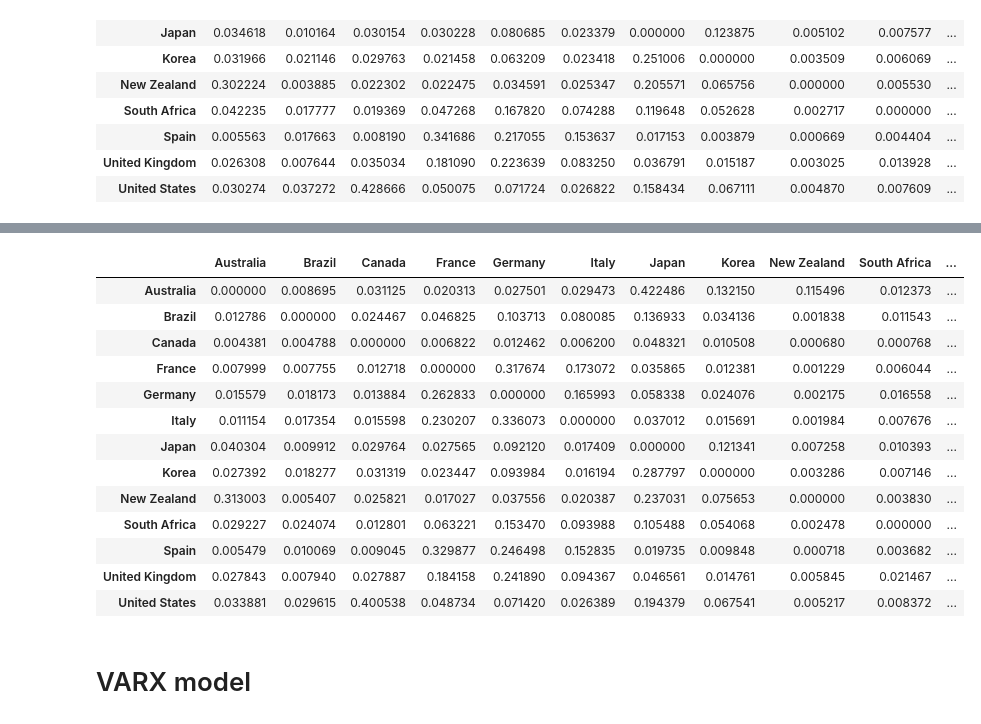
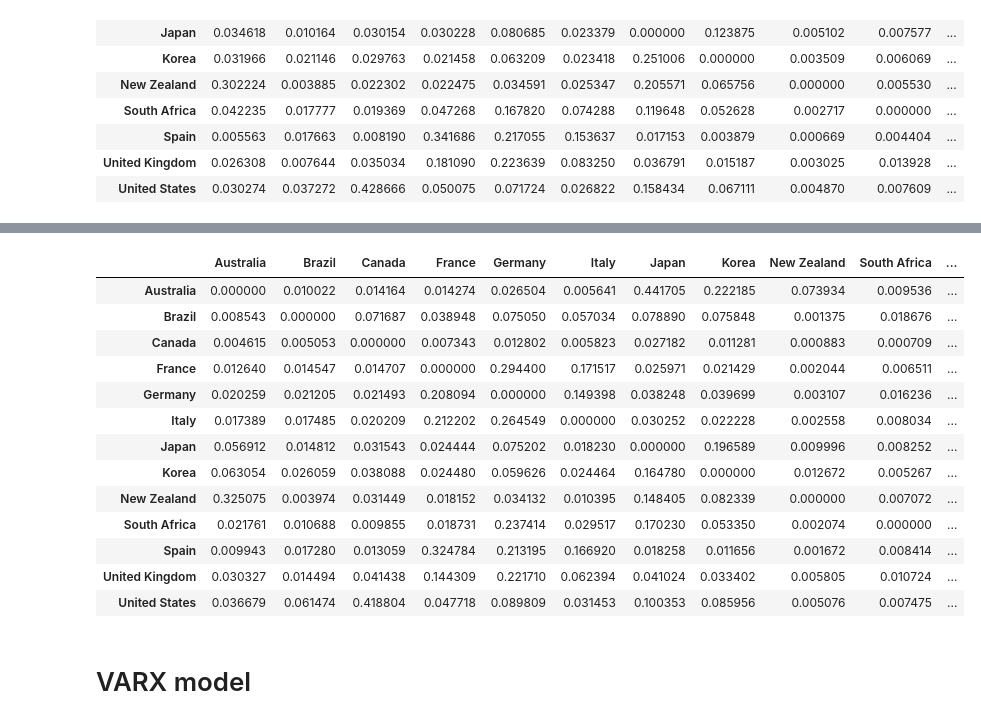
Before and after one commit to JochemvdBosch/GVAR_modeling, a Jupyter notebook: GVAR_code.ipynb, the cells around one changed output, grey strips where cells are left out. Drawn from its saved outputs; the diff is of its cells as text; code cells hidden in the pictures.

```diff
--- a/GVAR_code.ipynb
+++ b/GVAR_code.ipynb
@@ -116,27 +135,27 @@ df_trade_year[2000]
 # %%
 # Define the normal trade weight (which is an average of the last three years)
-df_trade = (df_trade_year[1993] + df_trade_year[1994] + df_trade_year[1995])/3
+df_trade = (df_trade_year[2020] + df_trade_year[2021] + df_trade_year[2022])/3
 
 # Potentially save this trade matrix
 # df_trade.to_excel(path + "saved_values.xlsx")
 
 # Show the chosen trade matrix
 df_trade
 # %% [output]
 |  | Australia | Brazil | Canada | France | Germany | Italy | Japan | Korea | New Zealand | South Africa | ... |
-| Australia | 0.000000 | 0.008695 | 0.031125 | 0.020313 | 0.027501 | 0.029473 | 0.422486 | 0.132150 | 0.115496 | 0.012373 | ... |
-| Brazil | 0.012786 | 0.000000 | 0.024467 | 0.046825 | 0.103713 | 0.080085 | 0.136933 | 0.034136 | 0.001838 | 0.011543 | ... |
-| Canada | 0.004381 | 0.004788 | 0.000000 | 0.006822 | 0.012462 | 0.006200 | 0.048321 | 0.010508 | 0.000680 | 0.000768 | ... |
-| France | 0.007999 | 0.007755 | 0.012718 | 0.000000 | 0.317674 | 0.173072 | 0.035865 | 0.012381 | 0.001229 | 0.006044 | ... |
-| Germany | 0.015579 | 0.018173 | 0.013884 | 0.262833 | 0.000000 | 0.165993 | 0.058338 | 0.024076 | 0.002175 | 0.016558 | ... |
-| Italy | 0.011154 | 0.017354 | 0.015598 | 0.230207 | 0.336073 | 0.000000 | 0.037012 | 0.015691 | 0.001984 | 0.007676 | ... |
-| Japan | 0.040304 | 0.009912 | 0.029764 | 0.027565 | 0.092120 | 0.017409 | 0.000000 | 0.121341 | 0.007258 | 0.010393 | ... |
-| Korea | 0.027392 | 0.018277 | 0.031319 | 0.023447 | 0.093984 | 0.016194 | 0.287797 | 0.000000 | 0.003286 | 0.007146 | ... |
-| New Zealand | 0.313003 | 0.005407 | 0.025821 | 0.017027 | 0.037556 | 0.020387 | 0.237031 | 0.075653 | 0.000000 | 0.003830 | ... |
-| South Africa | 0.029227 | 0.024074 | 0.012801 | 0.063221 | 0.153470 | 0.093988 | 0.105488 | 0.054068 | 0.002478 | 0.000000 | ... |
-| Spain | 0.005479 | 0.010069 | 0.009045 | 0.329877 | 0.246498 | 0.152835 | 0.019735 | 0.009848 | 0.000718 | 0.003682 | ... |
-| United Kingdom | 0.027843 | 0.007940 | 0.027887 | 0.184158 | 0.241890 | 0.094367 | 0.046561 | 0.014761 | 0.005845 | 0.021467 | ... |
-| United States | 0.033881 | 0.029615 | 0.400538 | 0.048734 | 0.071420 | 0.026389 | 0.194379 | 0.067541 | 0.005217 | 0.008372 | ... |
+| Australia | 0.000000 | 0.010022 | 0.014164 | 0.014274 | 0.026504 | 0.005641 | 0.441705 | 0.222185 | 0.073934 | 0.009536 | ... |
+| Brazil | 0.008543 | 0.000000 | 0.071687 | 0.038948 | 0.075050 | 0.057034 | 0.078890 | 0.075848 | 0.001375 | 0.018676 | ... |
+| Canada | 0.004615 | 0.005053 | 0.000000 | 0.007343 | 0.012802 | 0.005823 | 0.027182 | 0.011281 | 0.000883 | 0.000709 | ... |
+| France | 0.012640 | 0.014547 | 0.014707 | 0.000000 | 0.294400 | 0.171517 | 0.025971 | 0.021429 | 0.002044 | 0.006511 | ... |
+| Germany | 0.020259 | 0.021205 | 0.021493 | 0.208094 | 0.000000 | 0.149398 | 0.038248 | 0.039699 | 0.003107 | 0.016236 | ... |
+| Italy | 0.017389 | 0.017485 | 0.020209 | 0.212202 | 0.264549 | 0.000000 | 0.030252 | 0.022228 | 0.002558 | 0.008034 | ... |
+| Japan | 0.056912 | 0.014812 | 0.031543 | 0.024444 | 0.075202 | 0.018230 | 0.000000 | 0.196589 | 0.009996 | 0.008252 | ... |
+| Korea | 0.063054 | 0.026059 | 0.038088 | 0.024480 | 0.059626 | 0.024464 | 0.164780 | 0.000000 | 0.012672 | 0.005267 | ... |
+| New Zealand | 0.325075 | 0.003974 | 0.031449 | 0.018152 | 0.034132 | 0.010395 | 0.148405 | 0.082339 | 0.000000 | 0.007072 | ... |
+| South Africa | 0.021761 | 0.010688 | 0.009855 | 0.018731 | 0.237414 | 0.029517 | 0.170230 | 0.053350 | 0.002074 | 0.000000 | ... |
+| Spain | 0.009943 | 0.017280 | 0.013059 | 0.324784 | 0.213195 | 0.166920 | 0.018258 | 0.011656 | 0.001672 | 0.008414 | ... |
+| United Kingdom | 0.030327 | 0.014494 | 0.041438 | 0.144309 | 0.221710 | 0.062394 | 0.041024 | 0.033402 | 0.005805 | 0.010724 | ... |
+| United States | 0.036679 | 0.061474 | 0.418804 | 0.047718 | 0.089809 | 0.031453 | 0.100353 | 0.085956 | 0.005076 | 0.007475 | ... |
 # %% [markdown]
 # VARX model
 # %%
```
Also changed, not shown: parts of 45 cells of this notebook.
